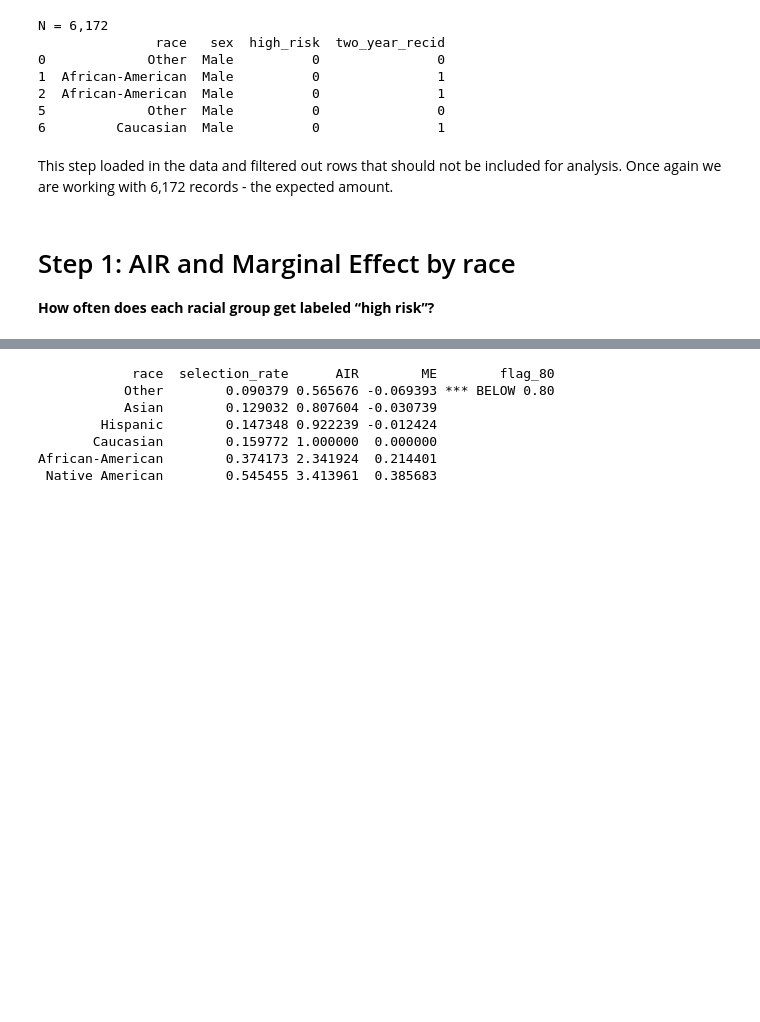
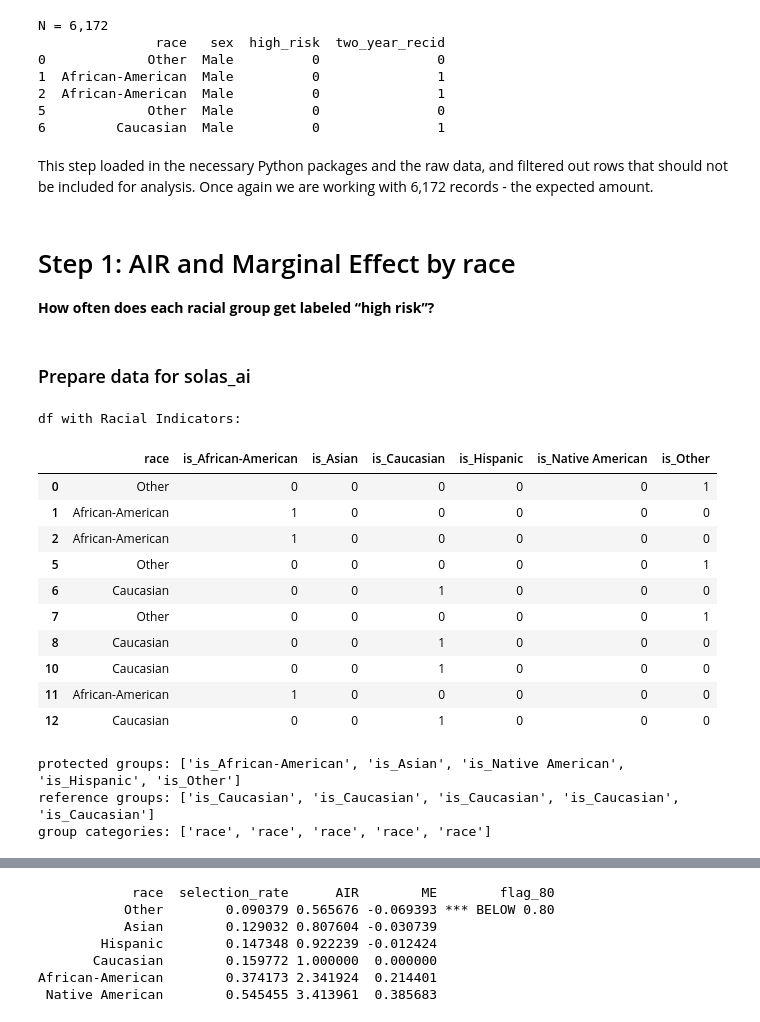
Before and after one commit to meredithn17/GWU.MSBA.RML, a Jupyter notebook: Assignment3/RML_MNewman_Assignment_3.ipynb, the cells around one changed output, grey strips where cells are left out. Drawn from its saved outputs; the diff is of its cells as text; code cells hidden in the pictures; blank space fills up the shorter version.

```diff
--- a/Assignment3/RML_MNewman_Assignment_3.ipynb
+++ b/Assignment3/RML_MNewman_Assignment_3.ipynb
@@ -33,7 +38,7 @@ N = 6,172
 5             Other  Male          0               0
 6         Caucasian  Male          0               1
 # %% [markdown]
-This step loaded in the data and filtered out rows that should not be included for analysis. Once again we are working with 6,172 records - the expected amount.
+This step loaded in the necessary Python packages and the raw data, and filtered out rows that should not be included for analysis. Once again we are working with 6,172 records - the expected amount.
 # %% [markdown]
 # Step 1: AIR and Marginal Effect by race
 
@@ -40,0 +50,36 @@ This step loaded in the data and filtered out rows that should not be included f
+# %% [markdown]
+### Prepare data for solas_ai
+# %%
+# Encode race categories as binary
+race_dummies = pd.get_dummies(df['race'], prefix='is').astype(int)
+
+# Attach these indicators to original dataframe
+df = pd.concat([df, race_dummies], axis=1)
+
+print("df with Racial Indicators:")
+df[['race'] + race_dummies.columns.tolist()].head(10)
+# %% [output]
+df with Racial Indicators:
+|  | race | is_African-American | is_Asian | is_Caucasian | is_Hispanic | is_Native American | is_Other |
+| 0 | Other | 0 | 0 | 0 | 0 | 0 | 1 |
+| 1 | African-American | 1 | 0 | 0 | 0 | 0 | 0 |
+| 2 | African-American | 1 | 0 | 0 | 0 | 0 | 0 |
+| 5 | Other | 0 | 0 | 0 | 0 | 0 | 1 |
+| 6 | Caucasian | 0 | 0 | 1 | 0 | 0 | 0 |
+| 7 | Other | 0 | 0 | 0 | 0 | 0 | 1 |
+| 8 | Caucasian | 0 | 0 | 1 | 0 | 0 | 0 |
+| 10 | Caucasian | 0 | 0 | 1 | 0 | 0 | 0 |
+| 11 | African-American | 1 | 0 | 0 | 0 | 0 | 0 |
+| 12 | Caucasian | 0 | 0 | 1 | 0 | 0 | 0 |
+# %%
+protected_groups = ["is_African-American", "is_Asian", "is_Native American", "is_Hispanic", "is_Other"]
+reference_groups = ["is_Caucasian", "is_Caucasian", "is_Caucasian", "is_Caucasian", "is_Caucasian"]
+group_categories = ["race", "race", "race", "race", "race"]
+
+print(f"protected groups: {protected_groups}")
+print(f"reference groups: {reference_groups}")
+print(f"group categories: {group_categories}")
+# %% [output]
+protected groups: ['is_African-American', 'is_Asian', 'is_Native American', 'is_Hispanic', 'is_Other']
+reference groups: ['is_Caucasian', 'is_Caucasian', 'is_Caucasian', 'is_Caucasian', 'is_Caucasian']
+group categories: ['race', 'race', 'race', 'race', 'race']
```
Also changed, not shown: parts of 27 cells of this notebook.
